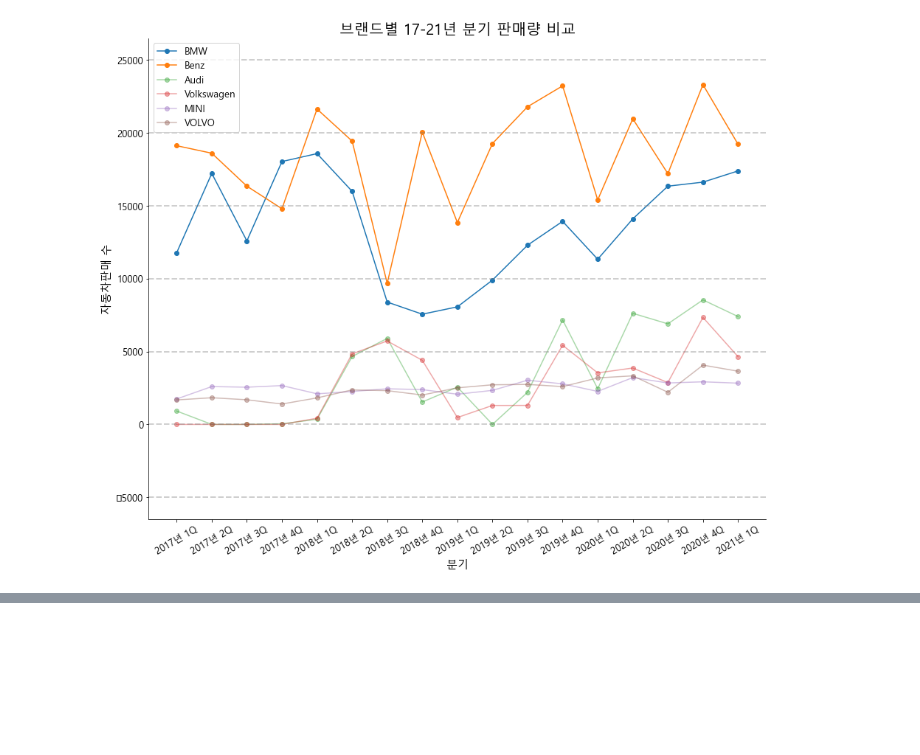
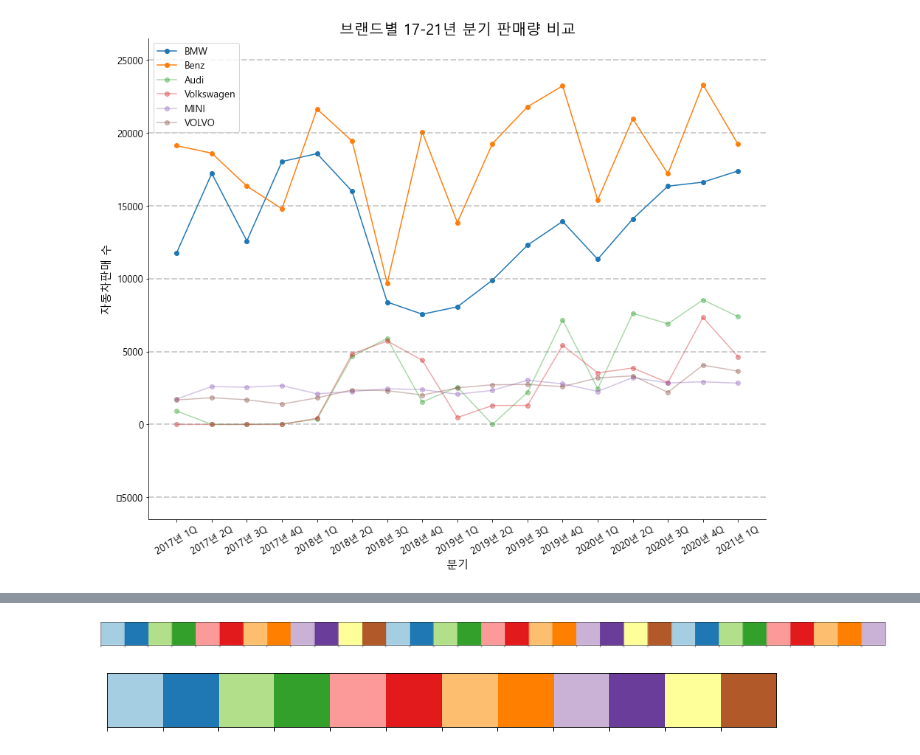
Before and after one commit to Kmingx/workscombine, a Jupyter notebook: 01. BMW 신규 거점 분석/BMW 신규 거점 선정을 위한 분석 Report_part1.ipynb, the cells around one changed output, grey strips where cells are left out. Cells and saved outputs as stored; diff of their text form; code cells hidden in the pictures; blank space fills up the shorter version.

```diff
--- a/01. BMW 신규 거점 분석/BMW 신규 거점 선정을 위한 분석 Report_part1.ipynb
+++ b/01. BMW 신규 거점 분석/BMW 신규 거점 선정을 위한 분석 Report_part1.ipynb
@@ -774,0 +902,12 @@ plt.show()
+# %%
+# color palette 설정
+custom_palette = sns.color_palette("Paired", 33)
+sns.palplot(custom_palette)
+# %% [output]
+[figure, added]
+# %%
+# color palette 설정
+custom_palette2 = sns.color_palette("Paired", 12)
+sns.palplot(custom_palette2)
+# %% [output]
+[figure, added]
```
Also changed, not shown: parts of 34 cells of this notebook, 2 other files.
